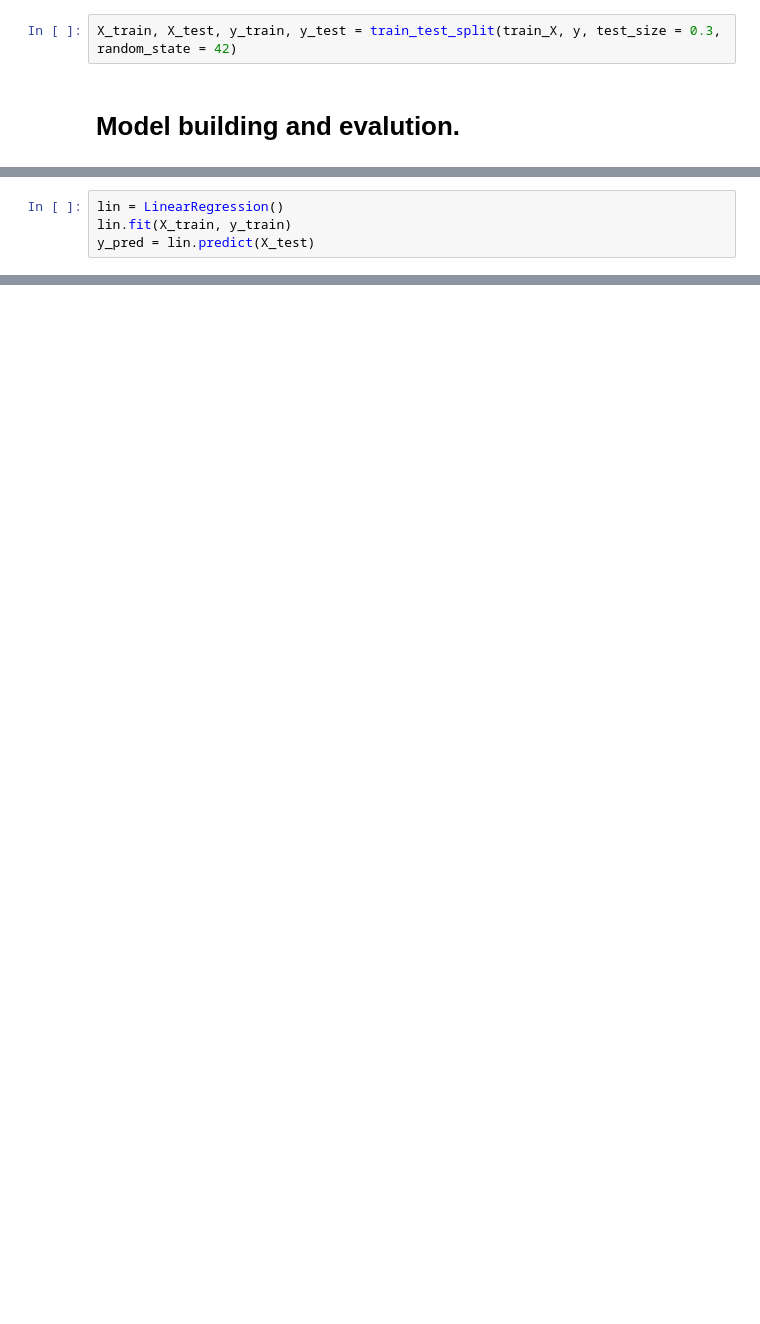
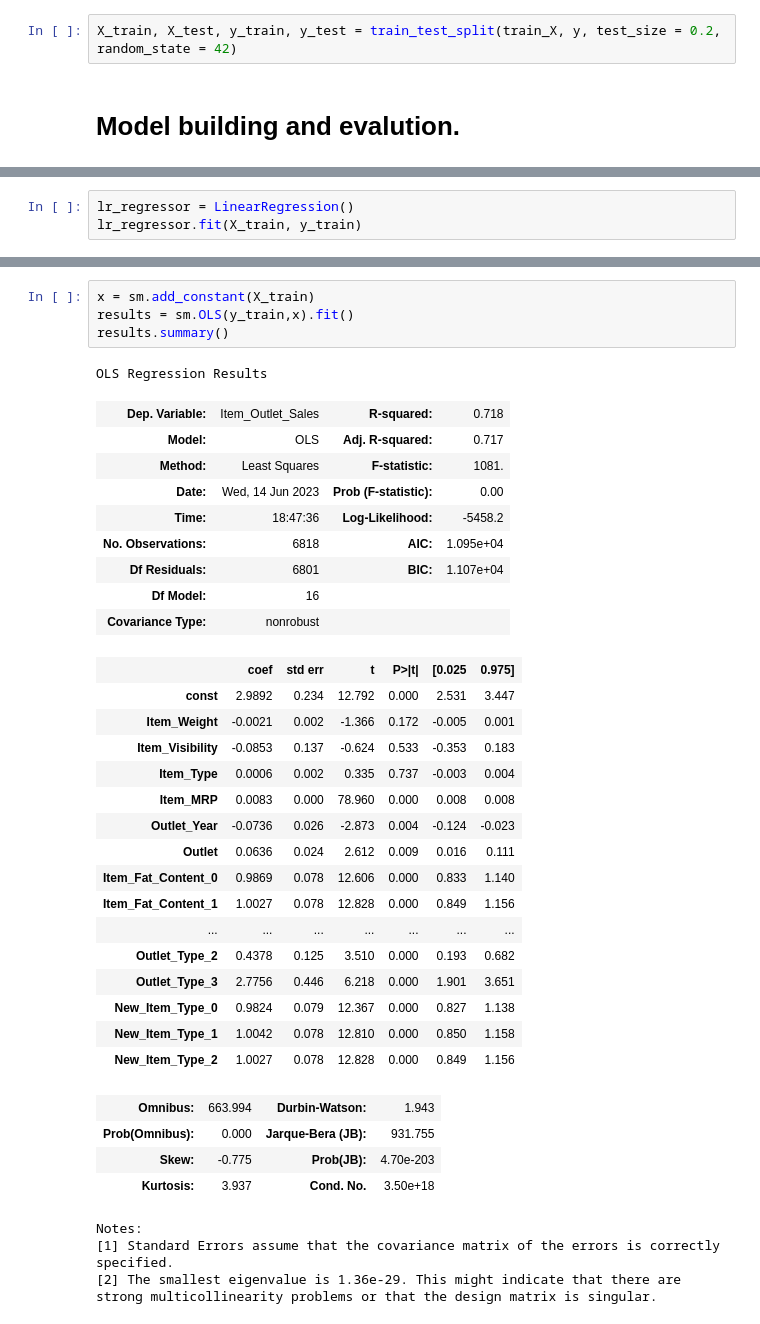
Before and after one commit to Suman-Adhikary/Big-Mart-Sale-Prediction, a Jupyter notebook: Bigmart_Sale_Prediction.ipynb, the cells around one changed output, grey strips where cells are left out. Cells and saved outputs as stored; diff of their text form; blank space fills up the shorter version.

```diff
--- a/Bigmart_Sale_Prediction.ipynb
+++ b/Bigmart_Sale_Prediction.ipynb
@@ -529,6 +533,6 @@ X.head()
 train_X = X.iloc[ : len(y), :]
 test_X = X.iloc[len(y) : , :]
 # %%
-X_train, X_test, y_train, y_test = train_test_split(train_X, y, test_size = 0.3, random_state = 42)
+X_train, X_test, y_train, y_test = train_test_split(train_X, y, test_size = 0.2, random_state = 42)
 # %% [markdown]
 # Model building and evalution.
@@ -535,4 +541,3 @@ X_train, X_test, y_train, y_test = train_test_split(train_X, y, test_size = 0.3,
 # %%
-lin = LinearRegression()
-lin.fit(X_train, y_train)
-y_pred = lin.predict(X_test)
+lr_regressor = LinearRegression()
+lr_regressor.fit(X_train, y_train)
@@ -550,0 +557,39 @@ r2_score(y_test, y_pred), mean_squared_error(y_test, y_pred)
+# %%
+x = sm.add_constant(X_train)
+results = sm.OLS(y_train,x).fit()
+results.summary()
+# %% [output]
+OLS Regression Results
+| Dep. Variable: | Item_Outlet_Sales | R-squared: | 0.718 |
+| Model: | OLS | Adj. R-squared: | 0.717 |
+| Method: | Least Squares | F-statistic: | 1081. |
+| Date: | Wed, 14 Jun 2023 | Prob (F-statistic): | 0.00 |
+| Time: | 18:47:36 | Log-Likelihood: | -5458.2 |
+| No. Observations: | 6818 | AIC: | 1.095e+04 |
+| Df Residuals: | 6801 | BIC: | 1.107e+04 |
+| Df Model: | 16 |  |  |
+| Covariance Type: | nonrobust |  |  |
+|  | coef | std err | t | P>|t| | [0.025 | 0.975] |
+| const | 2.9892 | 0.234 | 12.792 | 0.000 | 2.531 | 3.447 |
+| Item_Weight | -0.0021 | 0.002 | -1.366 | 0.172 | -0.005 | 0.001 |
+| Item_Visibility | -0.0853 | 0.137 | -0.624 | 0.533 | -0.353 | 0.183 |
+| Item_Type | 0.0006 | 0.002 | 0.335 | 0.737 | -0.003 | 0.004 |
+| Item_MRP | 0.0083 | 0.000 | 78.960 | 0.000 | 0.008 | 0.008 |
+| Outlet_Year | -0.0736 | 0.026 | -2.873 | 0.004 | -0.124 | -0.023 |
+| Outlet | 0.0636 | 0.024 | 2.612 | 0.009 | 0.016 | 0.111 |
+| Item_Fat_Content_0 | 0.9869 | 0.078 | 12.606 | 0.000 | 0.833 | 1.140 |
+| Item_Fat_Content_1 | 1.0027 | 0.078 | 12.828 | 0.000 | 0.849 | 1.156 |
+| ... | ... | ... | ... | ... | ... | ... |
+| Outlet_Type_2 | 0.4378 | 0.125 | 3.510 | 0.000 | 0.193 | 0.682 |
+| Outlet_Type_3 | 2.7756 | 0.446 | 6.218 | 0.000 | 1.901 | 3.651 |
+| New_Item_Type_0 | 0.9824 | 0.079 | 12.367 | 0.000 | 0.827 | 1.138 |
+| New_Item_Type_1 | 1.0042 | 0.078 | 12.810 | 0.000 | 0.850 | 1.158 |
+| New_Item_Type_2 | 1.0027 | 0.078 | 12.828 | 0.000 | 0.849 | 1.156 |
+| Omnibus: | 663.994 | Durbin-Watson: | 1.943 |
+| Prob(Omnibus): | 0.000 | Jarque-Bera (JB): | 931.755 |
+| Skew: | -0.775 | Prob(JB): | 4.70e-203 |
+| Kurtosis: | 3.937 | Cond. No. | 3.50e+18 |
+Notes:
+[1] Standard Errors assume that the covariance matrix of the errors is correctly specified.
+[2] The smallest eigenvalue is 1.36e-29. This might indicate that there are
+strong multicollinearity problems or that the design matrix is singular.
```
Also changed, not shown: parts of 20 cells of this notebook.
